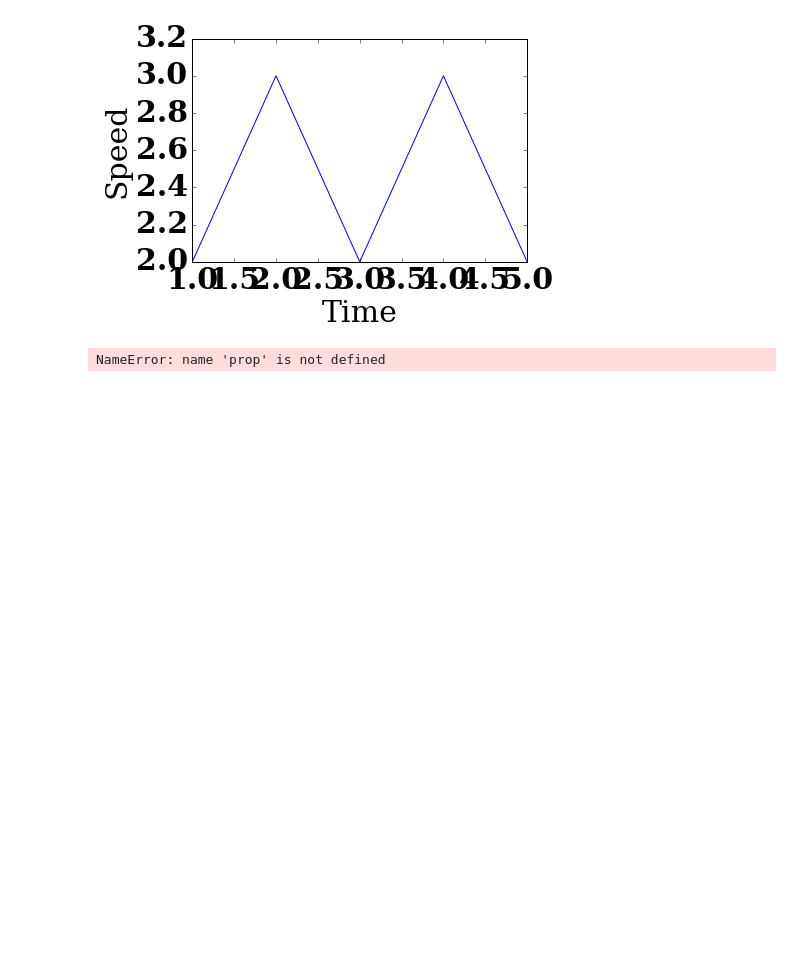
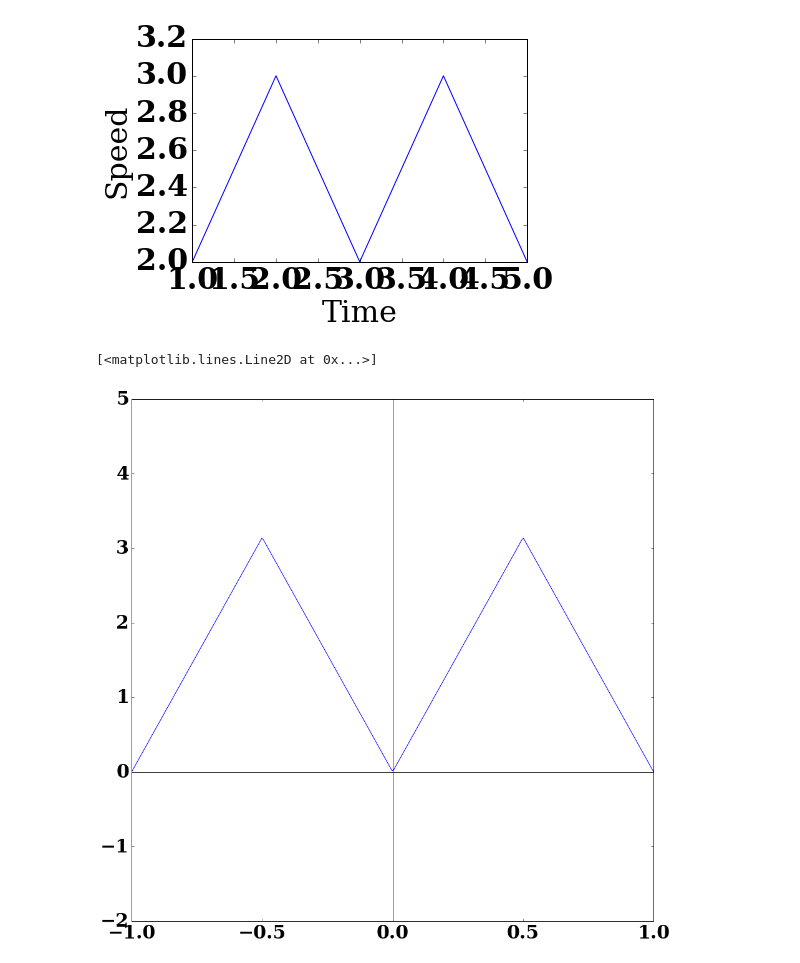
Before and after one commit to my-snippet/etc, a Jupyter notebook: AC-analysis/Fourier-Series/odd-function/square_wave.ipynb, the cells around one changed output. Saved outputs shown, nothing was run; the diff lists cells and outputs as text; code cells hidden in the pictures; blank space fills up the shorter version.

```diff
--- a/AC-analysis/Fourier-Series/odd-function/square_wave.ipynb
+++ b/AC-analysis/Fourier-Series/odd-function/square_wave.ipynb
@@ -145,7 +145,3 @@ pylab.ylabel("Speed")
 pyplot.show()
 # %% [output]
 [figure]
-# %%
-prop.get_family()
-# %% [output]
-NameError: name 'prop' is not defined
@@ -151,0 +150,36 @@ NameError: name 'prop' is not defined
+# %%
+from scipy import signal
+
+
+figure(figsize=(15, 15))
+t = linspace(-3,3,1000) # precision : 1000 (x axis)
+
+def minus_to_zero(l):
+    return list(map(lambda elem: elem if elem == 1 else 0, l))
+
+
+def pwm_generator(l, duty=0.5):
+    return list(map(lambda elem: 1 if elem < duty else 0, l))
+
+
+#arccos(cos(2*pi*f*t)
+#sqwave = pwm_generator(abs(cos(2*pi*f*t))) #an actual square wave, use cosin to generate odd function
+#sqwave = abs(cos(2*pi*f*t))
+#sqwave = pwm_generator(sqwave)
+#sqwave = signal.square(2 * pi * t)
+#sqwave = minus_to_zero(sqwave)
+
+sqwave = numpy.arccos(cos(2*pi*f*t))
+
+plt.axhline(0, color='black')
+plt.axvline(0, color='black')
+
+plt.ylim(-2, 5)
+plt.xlim(-1, 1)
+
+
+
+plot(t, sqwave)
+# %% [output]
+[<matplotlib.lines.Line2D at 0x...>]
+[figure, added]
```
Also changed, not shown: parts of 3 cells of this notebook.
